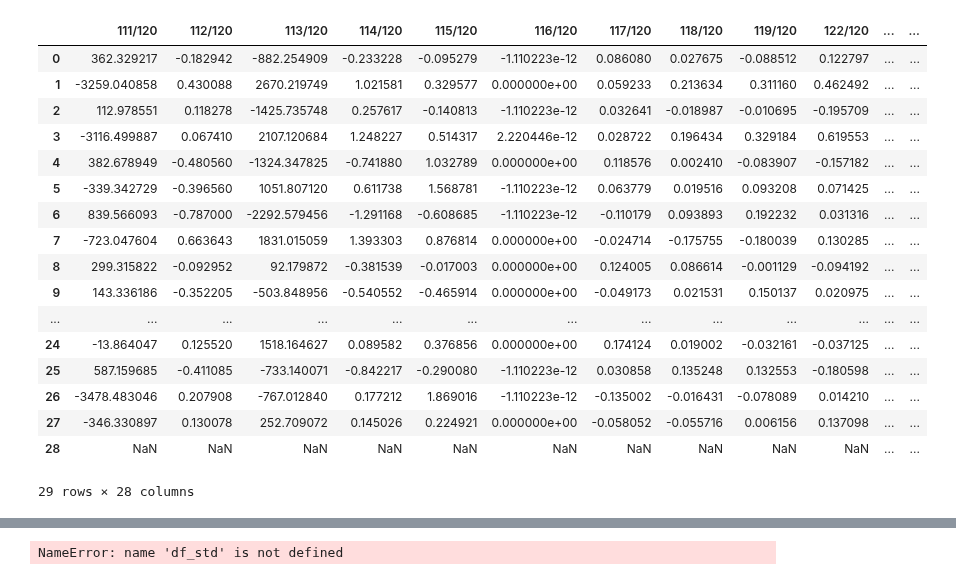
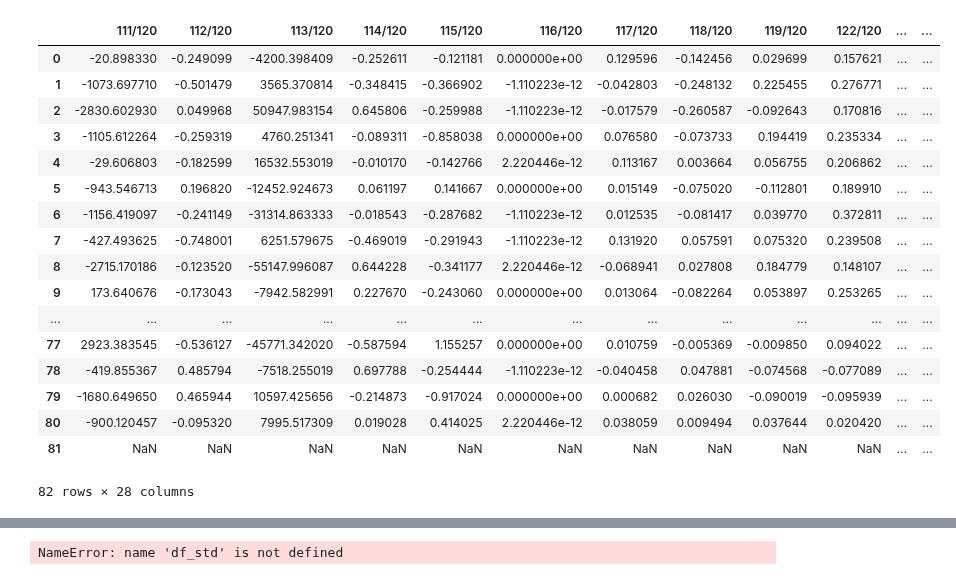
Before and after one commit to Marfster/NU_Plasma, a Jupyter notebook: Nu Plasma Evaluation - internal norm.ipynb, the cells around one changed output, grey strips where cells are left out. Drawn from its saved outputs; the diff is of its cells as text; code cells hidden in the pictures.

```diff
--- a/Nu Plasma Evaluation - internal norm.ipynb
+++ b/Nu Plasma Evaluation - internal norm.ipynb
@@ -15,11 +15,11 @@ from pylab import plot, show, savefig
 from scipy import stats
 #%pylab inline
 # %%
-path = "/Volumes/friebelm/PhD/NU Plasma/Measurements/2016-05-19/"
+path = "/Volumes/friebelm/PhD/NU Plasma/Measurements/2016-10-04/"
 #path = "/Users/marf 1/Desktop/PhD Temp/2016-07-25/"
 path_sav = "/Volumes/friebelm/PhD/NU Plasma/Measurements/compilation/"
-files_start = 4094
-files_end = 4172
+files_start = 4920
+files_end = 5026
 # %%
 # cup configuration
 #cup_config = cycle_Sb
@@ -57,8 +57,8 @@ columns_2 = ["cycle", "H8 (2)", "H7 (2)", "H6 (2)", "H5 (2)", "H4 (2)", "H3 (2)"
 df_all = pd.DataFrame()
 blk_ls = []
 sample_ls = []
-#files_1 = range(files_start, files_end, 1)
-files_1 = range(4094, 4098, 1) + range(4099, 4172, 1)
+files_1 = range(files_start, files_end, 1)
+#files_1 = range(4094, 4098, 1) + range(4099, 4172, 1)
 for sample in files_1:
     df = NU_data_read(path, sample, cup_config)
     cycles = range(1, len(df.data_read(sample).index)+1)
@@ -370,46 +327,46 @@ show(dataplot)
 # %%
 sub_index = df_internal_norm_mean[(df_internal_norm_mean["sample"].shift(1) == df_internal_norm_mean["sample"].shift(-1)) & (df_internal_norm_mean["sample"].shift(1) == "NIST 200ppb")].index
 #corr_values = df_internal_norm_mean[(df_external_norm_mean >= 0.74289)]
 #corr_values = df_internal_norm_mean[:"20150110 10:00"]
 corr_values = df_internal_norm_mean[df_internal_norm_mean["118"] >= 1]
 #corr_values = df_internal_norm_mean
 sample = corr_values["sample"]
 std_mean = corr_values[(corr_values["sample"] == "NIST 100ppb")].mean()
 new = corr_values[corr_values.columns[corr_values.dtypes != 'object']]
 
 #std_mean["112/120", "114/120", "115/120", "117/120", "118/120", "119/120", "122/120", "124/120"] = [0.029823, 0.020189, 0.010372, 0.235299, 0.742923, 0.263443, 0.142078, 0.177546]
 #print std_mean
 #epsilon =  ((new / std_mean)-1)*10000
 #new["sample"] = sample
 epsilon_NIST =  ((new / ((new.shift(1) + new.shift(-1))/2))-1)*10000
 epsilon_2 = ((new / ((new.shift(2) + new.shift(-2))/2))-1)*10000
 epsilon_NIST["sample"] = sample
 epsilon_2["sample"] = sample
 
 epsilon_NIST = epsilon_NIST[new.index.isin(sub_index)]
-#new[new.sample != "NIST 100ppb"]
+epsilon_NIST= epsilon_NIST[epsilon_NIST["sample"] != "NIST 200ppb"]
 epsilon_2 = epsilon_2[epsilon_2["sample"] == "NIST 200ppb"]
 epsilon_comp = epsilon_NIST.append(epsilon_2, ignore_index=True)
 epsilon_comp
 # %% [output]
 |  | 111/120 | 112/120 | 113/120 | 114/120 | 115/120 | 116/120 | 117/120 | 118/120 | 119/120 | 122/120 | ... | ... |
-| 0 | 362.329217 | -0.182942 | -882.254909 | -0.233228 | -0.095279 | -1.110223e-12 | 0.086080 | 0.027675 | -0.088512 | 0.122797 | ... | ... |
-| 1 | -3259.040858 | 0.430088 | 2670.219749 | 1.021581 | 0.329577 | 0.000000e+00 | 0.059233 | 0.213634 | 0.311160 | 0.462492 | ... | ... |
-| 2 | 112.978551 | 0.118278 | -1425.735748 | 0.257617 | -0.140813 | -1.110223e-12 | 0.032641 | -0.018987 | -0.010695 | -0.195709 | ... | ... |
-| 3 | -3116.499887 | 0.067410 | 2107.120684 | 1.248227 | 0.514317 | 2.220446e-12 | 0.028722 | 0.196434 | 0.329184 | 0.619553 | ... | ... |
-| 4 | 382.678949 | -0.480560 | -1324.347825 | -0.741880 | 1.032789 | 0.000000e+00 | 0.118576 | 0.002410 | -0.083907 | -0.157182 | ... | ... |
-| 5 | -339.342729 | -0.396560 | 1051.807120 | 0.611738 | 1.568781 | -1.110223e-12 | 0.063779 | 0.019516 | 0.093208 | 0.071425 | ... | ... |
-| 6 | 839.566093 | -0.787000 | -2292.579456 | -1.291168 | -0.608685 | -1.110223e-12 | -0.110179 | 0.093893 | 0.192232 | 0.031316 | ... | ... |
-| 7 | -723.047604 | 0.663643 | 1831.015059 | 1.393303 | 0.876814 | 0.000000e+00 | -0.024714 | -0.175755 | -0.180039 | 0.130285 | ... | ... |
-| 8 | 299.315822 | -0.092952 | 92.179872 | -0.381539 | -0.017003 | 0.000000e+00 | 0.124005 | 0.086614 | -0.001129 | -0.094192 | ... | ... |
-| 9 | 143.336186 | -0.352205 | -503.848956 | -0.540552 | -0.465914 | 0.000000e+00 | -0.049173 | 0.021531 | 0.150137 | 0.020975 | ... | ... |
+| 0 | -20.898330 | -0.249099 | -4200.398409 | -0.252611 | -0.121181 | 0.000000e+00 | 0.129596 | -0.142456 | 0.029699 | 0.157621 | ... | ... |
+| 1 | -1073.697710 | -0.501479 | 3565.370814 | -0.348415 | -0.366902 | -1.110223e-12 | -0.042803 | -0.248132 | 0.225455 | 0.276771 | ... | ... |
+| 2 | -2830.602930 | 0.049968 | 50947.983154 | 0.645806 | -0.259988 | -1.110223e-12 | -0.017579 | -0.260587 | -0.092643 | 0.170816 | ... | ... |
+| 3 | -1105.612264 | -0.259319 | 4760.251341 | -0.089311 | -0.858038 | 0.000000e+00 | 0.076580 | -0.073733 | 0.194419 | 0.235334 | ... | ... |
+| 4 | -29.606803 | -0.182599 | 16532.553019 | -0.010170 | -0.142766 | 2.220446e-12 | 0.113167 | 0.003664 | 0.056755 | 0.206862 | ... | ... |
+| 5 | -943.546713 | 0.196820 | -12452.924673 | 0.061197 | 0.141667 | 0.000000e+00 | 0.015149 | -0.075020 | -0.112801 | 0.189910 | ... | ... |
+| 6 | -1156.419097 | -0.241149 | -31314.863333 | -0.018543 | -0.287682 | -1.110223e-12 | 0.012535 | -0.081417 | 0.039770 | 0.372811 | ... | ... |
+| 7 | -427.493625 | -0.748001 | 6251.579675 | -0.469019 | -0.291943 | -1.110223e-12 | 0.131920 | 0.057591 | 0.075320 | 0.239508 | ... | ... |
+| 8 | -2715.170186 | -0.123520 | -55147.996087 | 0.644228 | -0.341177 | 2.220446e-12 | -0.068941 | 0.027808 | 0.184779 | 0.148107 | ... | ... |
+| 9 | 173.640676 | -0.173043 | -7942.582991 | 0.227670 | -0.243060 | 0.000000e+00 | 0.013064 | -0.082264 | 0.053897 | 0.253265 | ... | ... |
 | ... | ... | ... | ... | ... | ... | ... | ... | ... | ... | ... | ... | ... |
-| 24 | -13.864047 | 0.125520 | 1518.164627 | 0.089582 | 0.376856 | 0.000000e+00 | 0.174124 | 0.019002 | -0.032161 | -0.037125 | ... | ... |
-| 25 | 587.159685 | -0.411085 | -733.140071 | -0.842217 | -0.290080 | -1.110223e-12 | 0.030858 | 0.135248 | 0.132553 | -0.180598 | ... | ... |
-| 26 | -3478.483046 | 0.207908 | -767.012840 | 0.177212 | 1.869016 | -1.110223e-12 | -0.135002 | -0.016431 | -0.078089 | 0.014210 | ... | ... |
-| 27 | -346.330897 | 0.130078 | 252.709072 | 0.145026 | 0.224921 | 0.000000e+00 | -0.058052 | -0.055716 | 0.006156 | 0.137098 | ... | ... |
-| 28 | NaN | NaN | NaN | NaN | NaN | NaN | NaN | NaN | NaN | NaN | ... | ... |
+| 77 | 2923.383545 | -0.536127 | -45771.342020 | -0.587594 | 1.155257 | 0.000000e+00 | 0.010759 | -0.005369 | -0.009850 | 0.094022 | ... | ... |
+| 78 | -419.855367 | 0.485794 | -7518.255019 | 0.697788 | -0.254444 | -1.110223e-12 | -0.040458 | 0.047881 | -0.074568 | -0.077089 | ... | ... |
+| 79 | -1680.649650 | 0.465944 | 10597.425656 | -0.214873 | -0.917024 | 0.000000e+00 | 0.000682 | 0.026030 | -0.090019 | -0.095939 | ... | ... |
+| 80 | -900.120457 | -0.095320 | 7995.517309 | 0.019028 | 0.414025 | 2.220446e-12 | 0.038059 | 0.009494 | 0.037644 | 0.020420 | ... | ... |
+| 81 | NaN | NaN | NaN | NaN | NaN | NaN | NaN | NaN | NaN | NaN | ... | ... |
-29 rows × 28 columns
+82 rows × 28 columns
 # %%
 def SD2(x):
     SD2 = np.std(x) * 2
```
Also changed, not shown: parts of 15 cells of this notebook.
